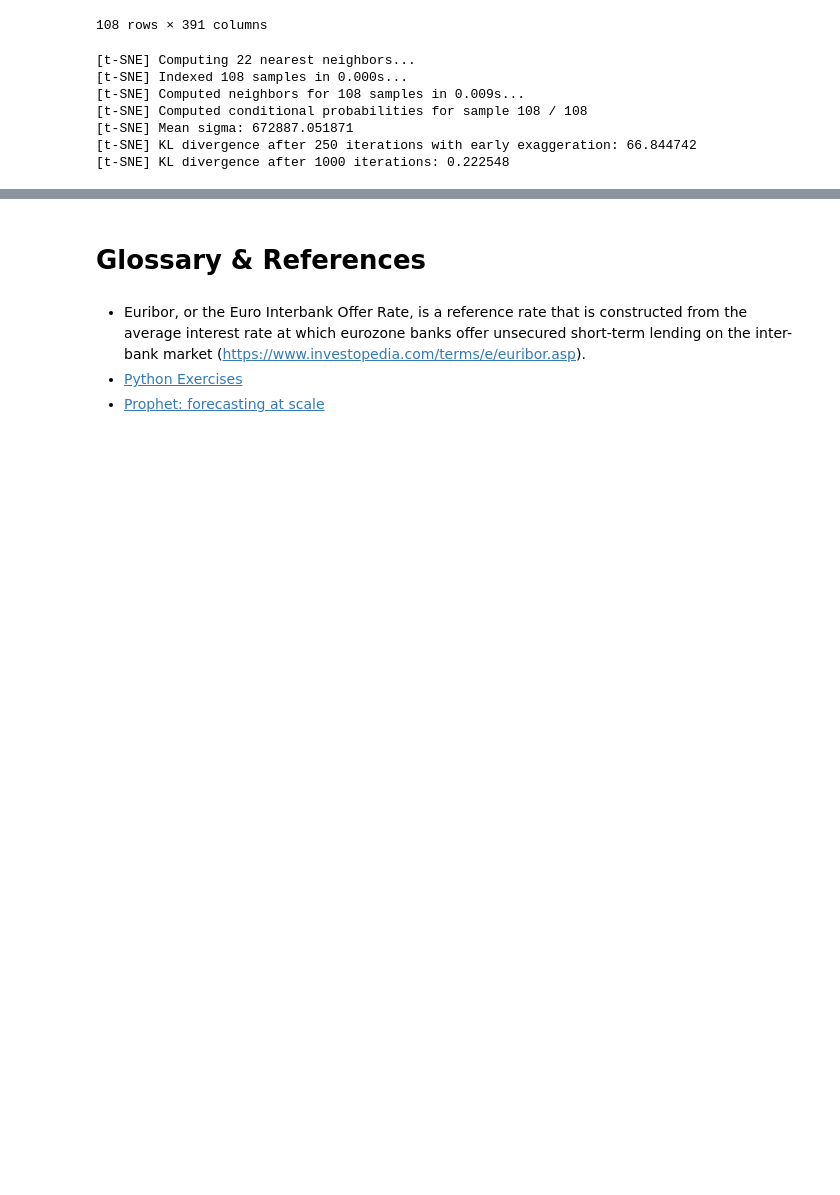
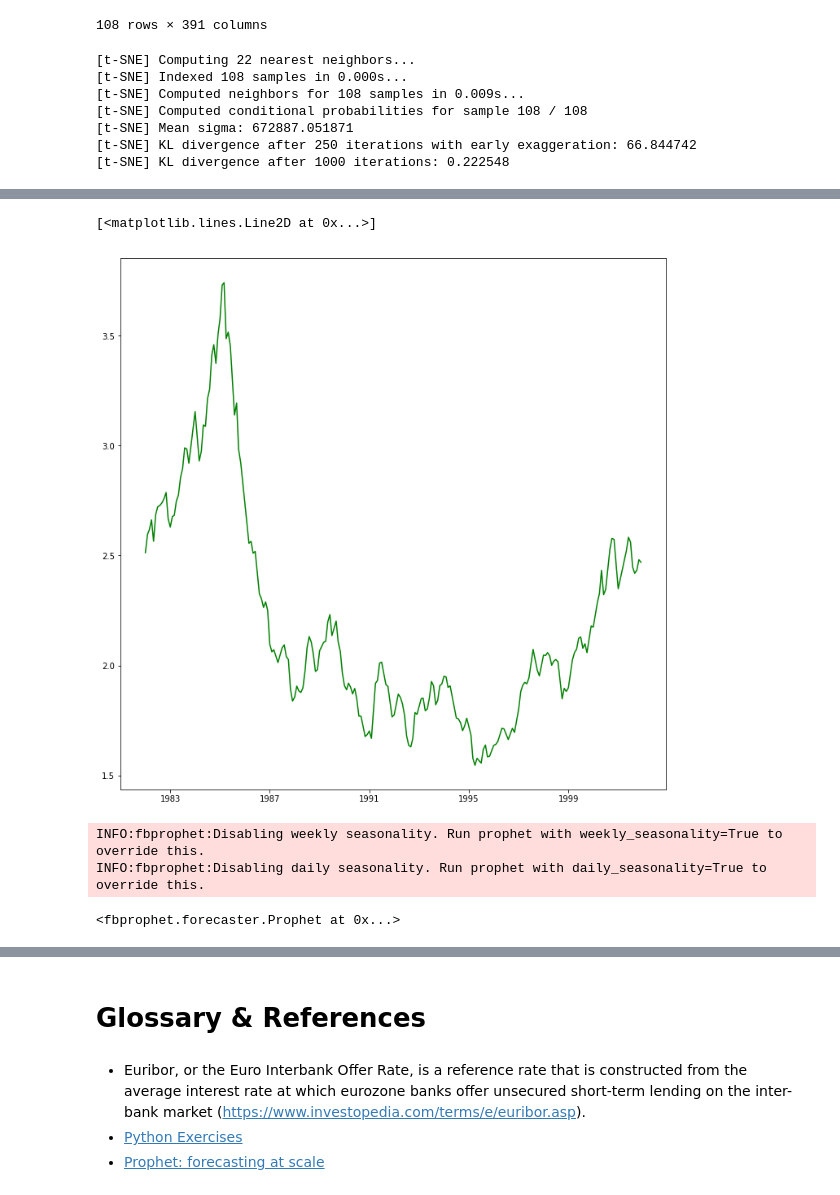
Before and after one commit to bvdboom/demo_dnb_data, a Jupyter notebook: DNB Demo Innovatiefestival.ipynb, the cells around one changed output, grey strips where cells are left out. Cells and saved outputs as stored; diff of their text form; code cells hidden in the pictures; blank space fills up the shorter version.

```diff
--- a/DNB Demo Innovatiefestival.ipynb
+++ b/DNB Demo Innovatiefestival.ipynb
@@ -258,0 +262,8 @@ plt.show()
+# %%
+fx = pd.read_excel('Wisselkoersen van de Gulden 1982-01 t_m 2001-12.xlsx', skiprows=3, index_col=1)
+del fx['Unnamed: 0']
+fx = fx.iloc[2:,]
+fx.replace('           ',np.nan, inplace=True) # Remove cells with spaces
+fx = fx.loc[~fx.index.duplicated(keep='first')]
+# %%
+fx.columns = pd.to_datetime(fx.columns)
@@ -258,0 +291,18 @@ plt.show()
+# %%
+usd = fx.loc['US dollar (1)',]
+# %%
+usd = pd.DataFrame(usd).reset_index()
+usd.columns = ['ds','y']
+# %%
+plt.plot(usd['ds'], usd['y'], c='green')
+# plt.ylim([0,5])
+# %% [output]
+[<matplotlib.lines.Line2D at 0x...>]
+[figure, added]
+# %%
+m = Prophet()
+m.fit(usd)
+# %% [output]
+INFO:fbprophet:Disabling weekly seasonality. Run prophet with weekly_seasonality=True to override this.
+INFO:fbprophet:Disabling daily seasonality. Run prophet with daily_seasonality=True to override this.
+<fbprophet.forecaster.Prophet at 0x...>
```
Also changed, not shown: parts of 10 cells of this notebook.
